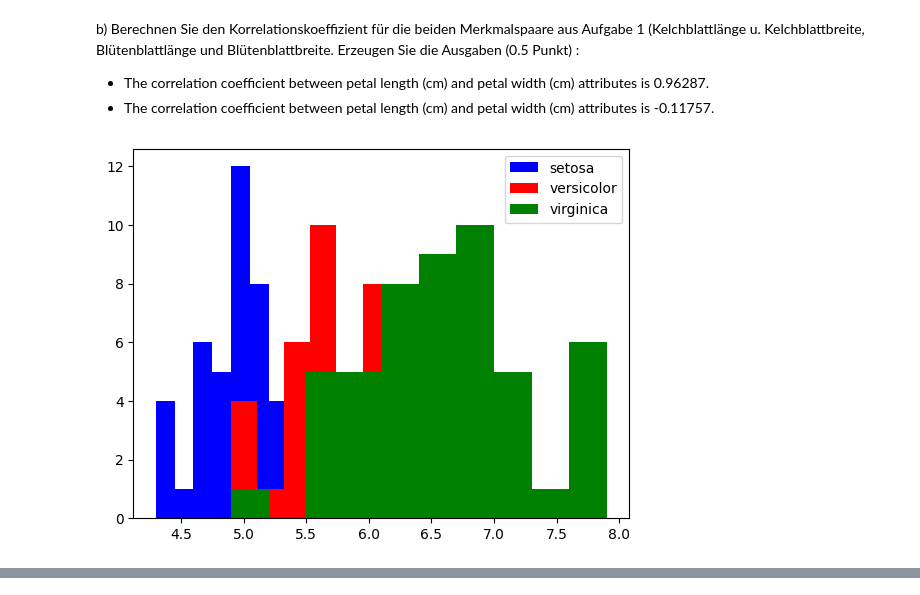
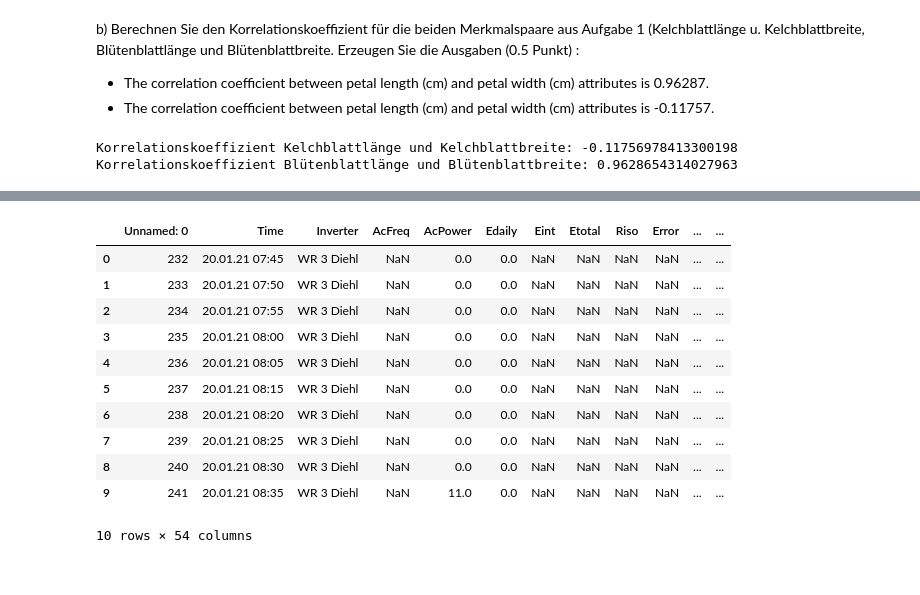
Before and after one commit to MuhammedKrz/DatenanalyseUndMLPraktika, a Jupyter notebook: Blatt 4/Praktikum4.ipynb, the cells around one changed output, grey strips where cells are left out. Drawn from its saved outputs; the diff is of its cells as text; code cells hidden in the pictures.

```diff
--- a/Blatt 4/Praktikum4.ipynb
+++ b/Blatt 4/Praktikum4.ipynb
@@ -97,8 +96,13 @@ Blütenblattlänge und Blütenblattbreite. Erzeugen Sie die Ausgaben (0.5 Punkt)
 - The correlation coefficient between petal length (cm) and petal width (cm) attributes is 0.96287.
 - The correlation coefficient between petal length (cm) and petal width (cm) attributes is -0.11757.
 # %%
+# measures how well points lie on a rising or falling straight line in a scatter
+# sepal (Kelchblatt) and pedal (Blütenblatt)
+print("Korrelationskoeffizient Kelchblattlänge und Kelchblattbreite: " + str(df['sepal.length'].corr(df['sepal.width'])))
+print("Korrelationskoeffizient Blütenblattlänge und Blütenblattbreite: " + str(df['petal.length'].corr(df['petal.width'])))
 # %% [output]
-[figure, removed]
+Korrelationskoeffizient Kelchblattlänge und Kelchblattbreite: -0.11756978413300198
+Korrelationskoeffizient Blütenblattlänge und Blütenblattbreite: 0.9628654314027963
 # %% [markdown]
 ## Aufgabe 3 (3 Punkte)
 Lesen Sie den Datensatz ‚pvtest.csv‘ als DataFrame ein. Der Datensatz stammt aus dem Monitoring von einer
@@ -108,6 +112,24 @@ Temperatur des Wechselrichters in einem Strang von 21 Photovoltaikmodulen der Fi
 a) Zeigen Sie die ersten 10 Zeilen des DataFrame an (screenshot beinhaltet nicht alle Spalten) 1P!
 
 <img src="images/3a.png" width="1200">
+# %%
+import pandas as pd
+
+df2 = pd.read_csv("pvtest.csv")
+df2.head(10)
+# %% [output]
+|  | Unnamed: 0 | Time | Inverter | AcFreq | AcPower | Edaily | Eint | Etotal | Riso | Error | ... | ... |
+| 0 | 232 | 20.01.21 07:45 | WR 3 Diehl | NaN | 0.0 | 0.0 | NaN | NaN | NaN | NaN | ... | ... |
+| 1 | 233 | 20.01.21 07:50 | WR 3 Diehl | NaN | 0.0 | 0.0 | NaN | NaN | NaN | NaN | ... | ... |
+| 2 | 234 | 20.01.21 07:55 | WR 3 Diehl | NaN | 0.0 | 0.0 | NaN | NaN | NaN | NaN | ... | ... |
+| 3 | 235 | 20.01.21 08:00 | WR 3 Diehl | NaN | 0.0 | 0.0 | NaN | NaN | NaN | NaN | ... | ... |
+| 4 | 236 | 20.01.21 08:05 | WR 3 Diehl | NaN | 0.0 | 0.0 | NaN | NaN | NaN | NaN | ... | ... |
+| 5 | 237 | 20.01.21 08:15 | WR 3 Diehl | NaN | 0.0 | 0.0 | NaN | NaN | NaN | NaN | ... | ... |
+| 6 | 238 | 20.01.21 08:20 | WR 3 Diehl | NaN | 0.0 | 0.0 | NaN | NaN | NaN | NaN | ... | ... |
+| 7 | 239 | 20.01.21 08:25 | WR 3 Diehl | NaN | 0.0 | 0.0 | NaN | NaN | NaN | NaN | ... | ... |
+| 8 | 240 | 20.01.21 08:30 | WR 3 Diehl | NaN | 0.0 | 0.0 | NaN | NaN | NaN | NaN | ... | ... |
+| 9 | 241 | 20.01.21 08:35 | WR 3 Diehl | NaN | 11.0 | 0.0 | NaN | NaN | NaN | NaN | ... | ... |
+10 rows × 54 columns
 # %% [markdown]
 b) Lassen Sie sich die Namen der Spalten anzeigen, selektieren Sie dann die Spalten mit den Namen ‚Dci‘, ‚Dcp‘, ‚Dcu‘ und
 ‚Temp1‘! Zeigen Sie die ersten 10 Zeilen an (0.5P):
```
Also changed, not shown: parts of 3 cells of this notebook.
